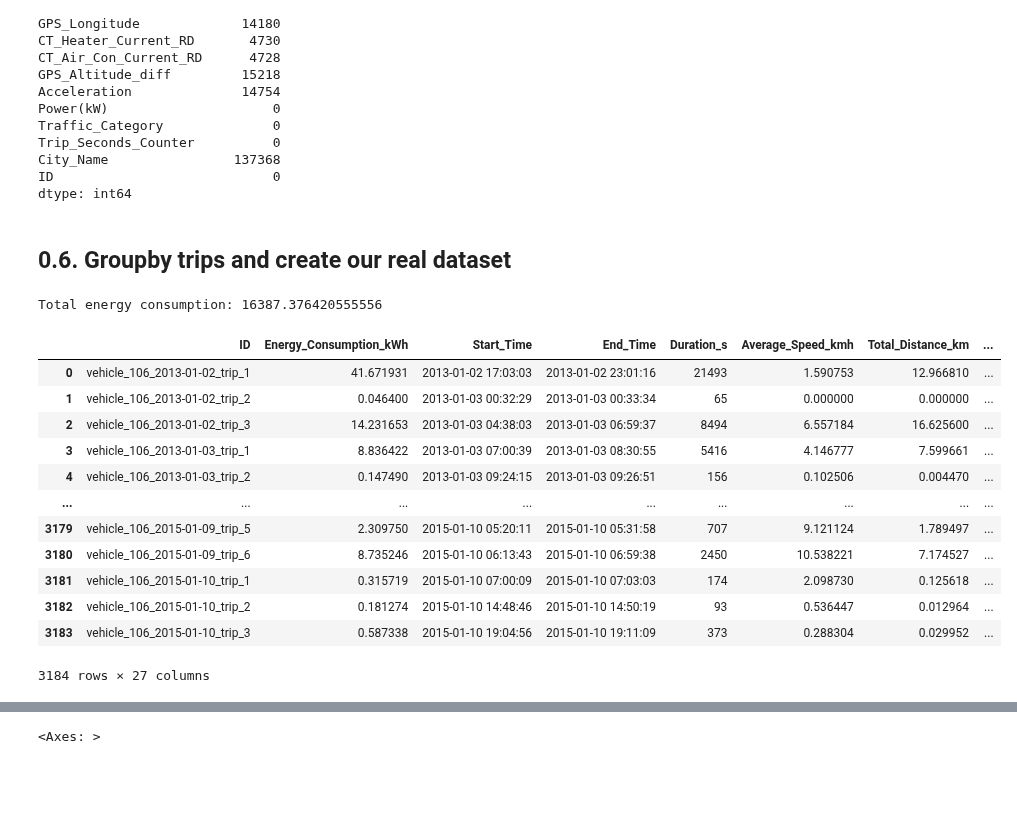
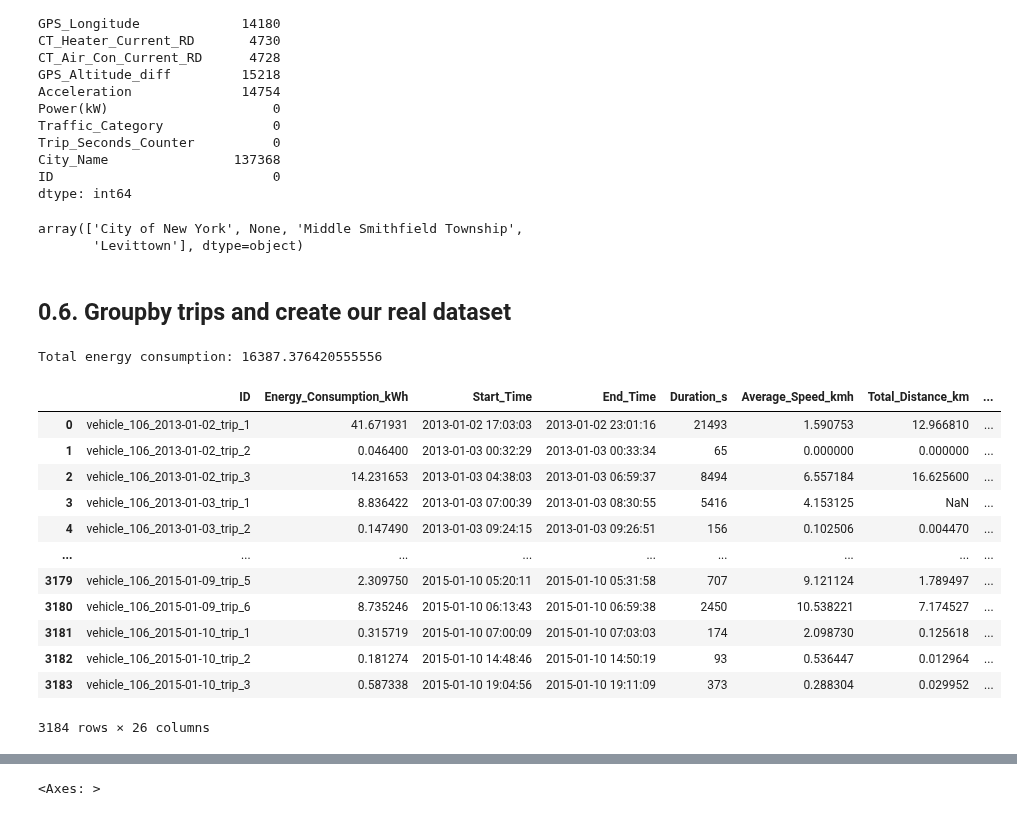
Before and after one commit to ydelipinar/Data_Based_Vehicle_Energy_Consumption_Modeling, a Jupyter notebook: ENS491_492_Project.ipynb, the cells around one changed output, grey strips where cells are left out. Drawn from its saved outputs; the diff is of its cells as text; code cells hidden in the pictures; blank space fills up the shorter version.

```diff
--- a/ENS491_492_Project.ipynb
+++ b/ENS491_492_Project.ipynb
@@ -235,8 +235,9 @@ for path, currentDirectory, files in os.walk(path_prefix):
 
             if(df_files_with_large_nan['RD_Ambient_Temp_degC'].isnull().mean() >= 0.50 or df_files_with_large_nan['GPS_Speed'].isnull().mean() >= 0.50 or
                df_files_with_large_nan['Battery_Voltage_SYS'].isnull().mean() >= 0.50 or df_files_with_large_nan['Battery_Current_SYS'].isnull().mean() >= 0.50 or
-               df_files_with_large_nan['GPS_Altitude'].isnull().mean()>= 0.50 or df_files_with_large_nan['CT_Heater_Current_RD'].isnull().mean()>= 0.50 or
-               df_files_with_large_nan['CT_Air_Con_Current_RD'].isnull().mean()>= 0.50):
+               df_files_with_large_nan['GPS_Altitude'].isnull().mean()>= 0.50):
+            #      or df_files_with_large_nan['CT_Heater_Current_RD'].isnull().mean()>= 0.50 or
+            #    df_files_with_large_nan['CT_Air_Con_Current_RD'].isnull().mean()>= 0.50)
                 removed_file_counter += 1
 
             else:
@@ -368,9 +369,14 @@ Trip_Seconds_Counter          0
 City_Name                137368
 ID                            0
 dtype: int64
+# %%
+df_merged['City_Name'].unique()
+# %% [output]
+array(['City of New York', None, 'Middle Smithfield Township',
+       'Levittown'], dtype=object)
 # %%
-# Forward fill missing values
-df_merged['GPS_Speed'] = df_merged['GPS_Speed'].ffill()
+# Forward fill mis
+# df_merged['GPS_Speed'] = df_merged['GPS_Speed'].ffill()
 df_merged['RD_Ambient_Temp_degC'] = df_merged['RD_Ambient_Temp_degC'].ffill()
 # %% [markdown]
 ## 0.6. Groupby trips and create our real dataset
@@ -380,6 +386,13 @@ def calculate_trip_metrics(df):
 
     df['GPS_Speed'] = df['GPS_Speed'].ffill()
     df['RD_Ambient_Temp_degC'] = df['RD_Ambient_Temp_degC'].ffill()
+    df['GPS_Altitude'] = df['GPS_Altitude'].ffill()
+    df['CT_Heater_Current_RD'] = df['CT_Heater_Current_RD'].ffill()
+    df['CT_Air_Con_Current_RD'] = df['CT_Air_Con_Current_RD'].ffill()
+    df['GPS_Altitude_diff'] = df['GPS_Altitude_diff'].ffill()
+    df['Acceleration'] = df['Acceleration'].ffill()
+    df['City_Name'] = df['City_Name'].ffill()
+
     energy_consumption = np.trapz(y=df["Power(kW)"], x=df["Trip_Seconds_Counter"])
     energy_consumption_kwh = energy_consumption / 3600
 
@@ -454,35 +467,35 @@ def calculate_trip_metrics(df):
         'Positive_Altitude-diff_Mean': positive_altitude_diff_mean,
         'Negative_Altitude-diff_Mean': negative_altitude_diff_mean,
         'Positive_Altitude-diff_Sum': positive_altitude_diff_sum,
         'Negative_Altitude-diff_Sum': negative_altitude_diff_sum,
 
         'Max_Altitude-diff': max_altitude_diff,
         'Min_Altitude-diff': min_altitude_diff,
         'Max_Altitude': max_altitude,
         'Min_Altitude': min_altitude,
         'GPS_Altitude_Mean':avg_gps_altitude,
 
         'Average_Ambient_Temperature': avg_temperature,
         'Average_heater': avg_heater,
         'Average_air': avg_air,
-        # 'Average_Ambient_Temperature': avg_temperature,
+        'Average_Ambient_Temperature': avg_temperature,
         'Traffic_Category_Mean': avg_traffic_category
     }
 
 # Group the DataFrame by 'ID', apply the custom function, and store the result in a Series
 trip_metrics = df_merged.groupby('ID').apply(calculate_trip_metrics)
 trip_metrics_df = trip_metrics.apply(pd.Series).reset_index()
 
 # Reset the index and print the total energy consumption
 print('Total energy consumption:', trip_metrics_df["Energy_Consumption_kWh"].sum())
 trip_metrics_df
 # %% [output]
 Total energy consumption: 16387.376420555556
 |  | ID | Energy_Consumption_kWh | Start_Time | End_Time | Duration_s | Average_Speed_kmh | Total_Distance_km | ... |
 | 0 | vehicle_106_2013-01-02_trip_1 | 41.671931 | 2013-01-02 17:03:03 | 2013-01-02 23:01:16 | 21493 | 1.590753 | 12.966810 | ... |
 | 1 | vehicle_106_2013-01-02_trip_2 | 0.046400 | 2013-01-03 00:32:29 | 2013-01-03 00:33:34 | 65 | 0.000000 | 0.000000 | ... |
 | 2 | vehicle_106_2013-01-02_trip_3 | 14.231653 | 2013-01-03 04:38:03 | 2013-01-03 06:59:37 | 8494 | 6.557184 | 16.625600 | ... |
-| 3 | vehicle_106_2013-01-03_trip_1 | 8.836422 | 2013-01-03 07:00:39 | 2013-01-03 08:30:55 | 5416 | 4.146777 | 7.599661 | ... |
+| 3 | vehicle_106_2013-01-03_trip_1 | 8.836422 | 2013-01-03 07:00:39 | 2013-01-03 08:30:55 | 5416 | 4.153125 | NaN | ... |
 | 4 | vehicle_106_2013-01-03_trip_2 | 0.147490 | 2013-01-03 09:24:15 | 2013-01-03 09:26:51 | 156 | 0.102506 | 0.004470 | ... |
 | ... | ... | ... | ... | ... | ... | ... | ... | ... |
 | 3179 | vehicle_106_2015-01-09_trip_5 | 2.309750 | 2015-01-10 05:20:11 | 2015-01-10 05:31:58 | 707 | 9.121124 | 1.789497 | ... |
@@ -490,4 +503,4 @@ Total energy consumption: 16387.376420555556
 | 3181 | vehicle_106_2015-01-10_trip_1 | 0.315719 | 2015-01-10 07:00:09 | 2015-01-10 07:03:03 | 174 | 2.098730 | 0.125618 | ... |
 | 3182 | vehicle_106_2015-01-10_trip_2 | 0.181274 | 2015-01-10 14:48:46 | 2015-01-10 14:50:19 | 93 | 0.536447 | 0.012964 | ... |
 | 3183 | vehicle_106_2015-01-10_trip_3 | 0.587338 | 2015-01-10 19:04:56 | 2015-01-10 19:11:09 | 373 | 0.288304 | 0.029952 | ... |
-3184 rows × 27 columns
+3184 rows × 26 columns
```
Also changed, not shown: parts of 3 cells of this notebook.
